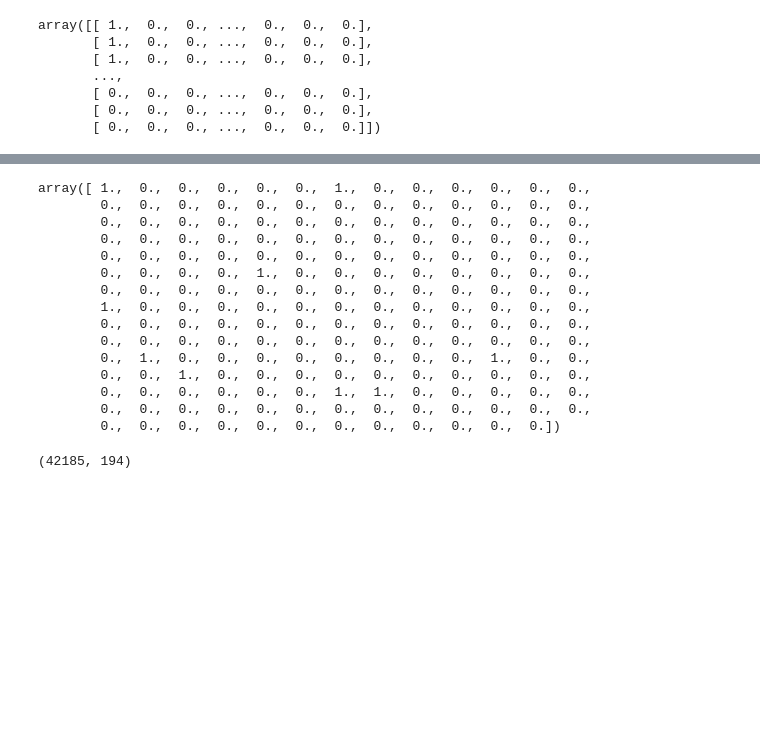
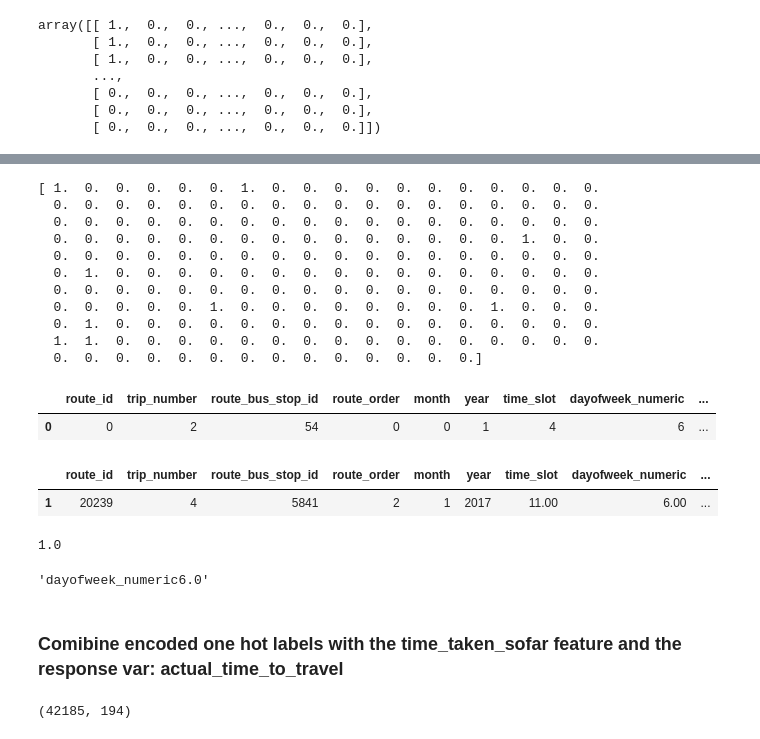
Before and after one commit to gauravmunjal13/Transport_ETA, a Jupyter notebook: FeatureEngineering.ipynb, the cells around one changed output, grey strips where cells are left out. Drawn from its saved outputs; the diff is of its cells as text; code cells hidden in the pictures; blank space fills up the shorter version.

```diff
--- a/FeatureEngineering.ipynb
+++ b/FeatureEngineering.ipynb
@@ -452,21 +465,35 @@ array([[ 1.,  0.,  0., ...,  0.,  0.,  0.],
+# %%
+print(onehotlabels[0])
+subset_encoded_df_2.iloc[0:1,:]
+# %% [output]
+[ 1.  0.  0.  0.  0.  0.  1.  0.  0.  0.  0.  0.  0.  0.  0.  0.  0.  0.
+  0.  0.  0.  0.  0.  0.  0.  0.  0.  0.  0.  0.  0.  0.  0.  0.  0.  0.
+  0.  0.  0.  0.  0.  0.  0.  0.  0.  0.  0.  0.  0.  0.  0.  0.  0.  0.
+  0.  0.  0.  0.  0.  0.  0.  0.  0.  0.  0.  0.  0.  0.  0.  1.  0.  0.
+  0.  0.  0.  0.  0.  0.  0.  0.  0.  0.  0.  0.  0.  0.  0.  0.  0.  0.
+  0.  1.  0.  0.  0.  0.  0.  0.  0.  0.  0.  0.  0.  0.  0.  0.  0.  0.
+  0.  0.  0.  0.  0.  0.  0.  0.  0.  0.  0.  0.  0.  0.  0.  0.  0.  0.
+  0.  0.  0.  0.  0.  1.  0.  0.  0.  0.  0.  0.  0.  0.  1.  0.  0.  0.
+  0.  1.  0.  0.  0.  0.  0.  0.  0.  0.  0.  0.  0.  0.  0.  0.  0.  0.
+  1.  1.  0.  0.  0.  0.  0.  0.  0.  0.  0.  0.  0.  0.  0.  0.  0.  0.
+  0.  0.  0.  0.  0.  0.  0.  0.  0.  0.  0.  0.  0.  0.]
+|  | route_id | trip_number | route_bus_stop_id | route_order | month | year | time_slot | dayofweek_numeric | ... |
+| 0 | 0 | 2 | 54 | 0 | 0 | 1 | 4 | 6 | ... |
+# %%
+subset_encoded_df.iloc[0:1,:]
+# %% [output]
+|  | route_id | trip_number | route_bus_stop_id | route_order | month | year | time_slot | dayofweek_numeric | ... |
+| 1 | 20239 | 4 | 5841 | 2 | 1 | 2017 | 11.00 | 6.00 | ... |
 # %%
-onehotlabels[0]
+onehotlabels[0][162]
 # %% [output]
-array([ 1.,  0.,  0.,  0.,  0.,  0.,  1.,  0.,  0.,  0.,  0.,  0.,  0.,
-        0.,  0.,  0.,  0.,  0.,  0.,  0.,  0.,  0.,  0.,  0.,  0.,  0.,
-        0.,  0.,  0.,  0.,  0.,  0.,  0.,  0.,  0.,  0.,  0.,  0.,  0.,
-        0.,  0.,  0.,  0.,  0.,  0.,  0.,  0.,  0.,  0.,  0.,  0.,  0.,
-        0.,  0.,  0.,  0.,  0.,  0.,  0.,  0.,  0.,  0.,  0.,  0.,  0.,
-        0.,  0.,  0.,  0.,  1.,  0.,  0.,  0.,  0.,  0.,  0.,  0.,  0.,
-        0.,  0.,  0.,  0.,  0.,  0.,  0.,  0.,  0.,  0.,  0.,  0.,  0.,
-        1.,  0.,  0.,  0.,  0.,  0.,  0.,  0.,  0.,  0.,  0.,  0.,  0.,
-        0.,  0.,  0.,  0.,  0.,  0.,  0.,  0.,  0.,  0.,  0.,  0.,  0.,
-        0.,  0.,  0.,  0.,  0.,  0.,  0.,  0.,  0.,  0.,  0.,  0.,  0.,
-        0.,  1.,  0.,  0.,  0.,  0.,  0.,  0.,  0.,  0.,  1.,  0.,  0.,
-        0.,  0.,  1.,  0.,  0.,  0.,  0.,  0.,  0.,  0.,  0.,  0.,  0.,
-        0.,  0.,  0.,  0.,  0.,  0.,  1.,  1.,  0.,  0.,  0.,  0.,  0.,
-        0.,  0.,  0.,  0.,  0.,  0.,  0.,  0.,  0.,  0.,  0.,  0.,  0.,
-        0.,  0.,  0.,  0.,  0.,  0.,  0.,  0.,  0.,  0.,  0.,  0.])
+1.0
+# %%
+mappings[162]
+# %% [output]
+'dayofweek_numeric6.0'
+# %% [markdown]
+### Comibine encoded one hot labels with the time_taken_sofar feature and the response var: actual_time_to_travel
 # %%
 onehotlabels_df = pd.DataFrame(onehotlabels)
 # %%
```
Also changed, not shown: parts of 17 cells of this notebook, 2 other files.
